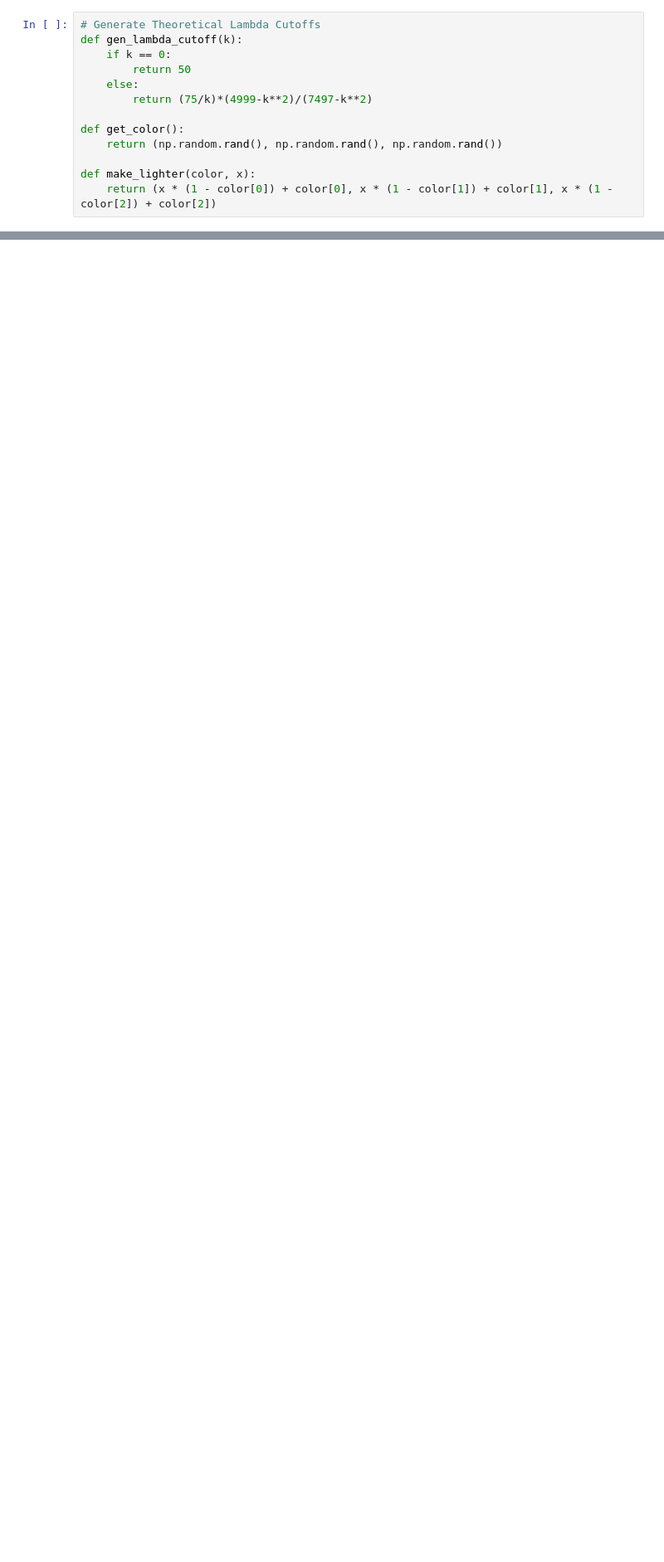
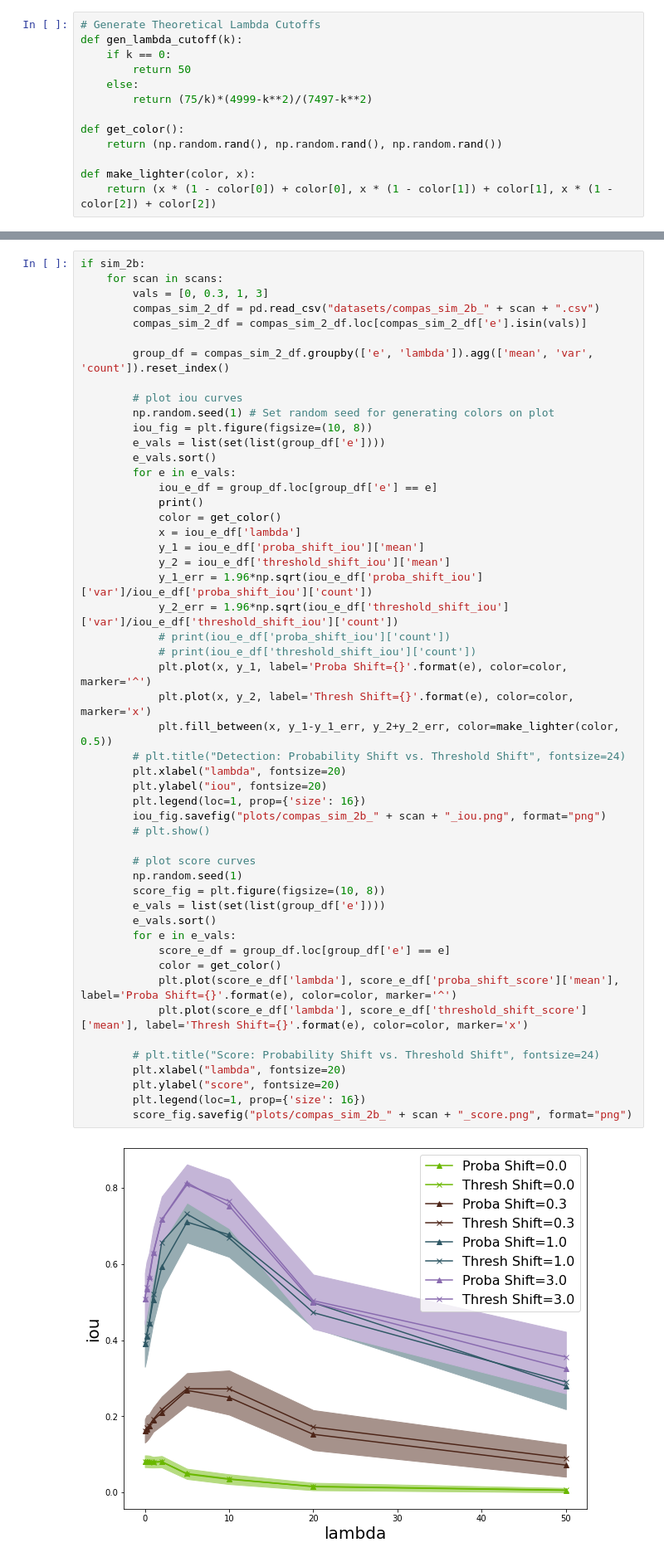
Before and after one commit to neil-menghani/ijdi, a Jupyter notebook: compas/compas_generate_plots.ipynb, the cells around one changed output, grey strips where cells are left out. Shown: that part at 83% size. Saved outputs shown, nothing was run; the diff lists cells and outputs as text; blank space fills up the shorter version.

```diff
--- a/compas/compas_generate_plots.ipynb
+++ b/compas/compas_generate_plots.ipynb
@@ -147,0 +144,53 @@ if sim_2:
+# %%
+if sim_2b:
+    for scan in scans:
+        vals = [0, 0.3, 1, 3]
+        compas_sim_2_df = pd.read_csv("datasets/compas_sim_2b_" + scan + ".csv")
+        compas_sim_2_df = compas_sim_2_df.loc[compas_sim_2_df['e'].isin(vals)]
+
+        group_df = compas_sim_2_df.groupby(['e', 'lambda']).agg(['mean', 'var', 'count']).reset_index()
+
+        # plot iou curves
+        np.random.seed(1) # Set random seed for generating colors on plot
+        iou_fig = plt.figure(figsize=(10, 8))
+        e_vals = list(set(list(group_df['e'])))
+        e_vals.sort()
+        for e in e_vals:
+            iou_e_df = group_df.loc[group_df['e'] == e]
+            print()
+            color = get_color()
+            x = iou_e_df['lambda']
+            y_1 = iou_e_df['proba_shift_iou']['mean']
+            y_2 = iou_e_df['threshold_shift_iou']['mean']
+            y_1_err = 1.96*np.sqrt(iou_e_df['proba_shift_iou']['var']/iou_e_df['proba_shift_iou']['count'])
+            y_2_err = 1.96*np.sqrt(iou_e_df['threshold_shift_iou']['var']/iou_e_df['threshold_shift_iou']['count'])
+            # print(iou_e_df['proba_shift_iou']['count'])
+            # print(iou_e_df['threshold_shift_iou']['count'])
+            plt.plot(x, y_1, label='Proba Shift={}'.format(e), color=color, marker='^')
+            plt.plot(x, y_2, label='Thresh Shift={}'.format(e), color=color, marker='x')
+            plt.fill_between(x, y_1-y_1_err, y_2+y_2_err, color=make_lighter(color, 0.5))
+        # plt.title("Detection: Probability Shift vs. Threshold Shift", fontsize=24)
+        plt.xlabel("lambda", fontsize=20)
+        plt.ylabel("iou", fontsize=20)
+        plt.legend(loc=1, prop={'size': 16})
+        iou_fig.savefig("plots/compas_sim_2b_" + scan + "_iou.png", format="png")
+        # plt.show()
+
+        # plot score curves
+        np.random.seed(1)
+        score_fig = plt.figure(figsize=(10, 8))
+        e_vals = list(set(list(group_df['e'])))
+        e_vals.sort()
+        for e in e_vals:
+            score_e_df = group_df.loc[group_df['e'] == e]
+            color = get_color()
+            plt.plot(score_e_df['lambda'], score_e_df['proba_shift_score']['mean'], label='Proba Shift={}'.format(e), color=color, marker='^')
+            plt.plot(score_e_df['lambda'], score_e_df['threshold_shift_score']['mean'], label='Thresh Shift={}'.format(e), color=color, marker='x')
+
+        # plt.title("Score: Probability Shift vs. Threshold Shift", fontsize=24)
+        plt.xlabel("lambda", fontsize=20)
+        plt.ylabel("score", fontsize=20)
+        plt.legend(loc=1, prop={'size': 16})
+        score_fig.savefig("plots/compas_sim_2b_" + scan + "_score.png", format="png")
+# %% [output]
+[figure, added]
```
Also changed, not shown: parts of 4 cells of this notebook, 6 other files.
